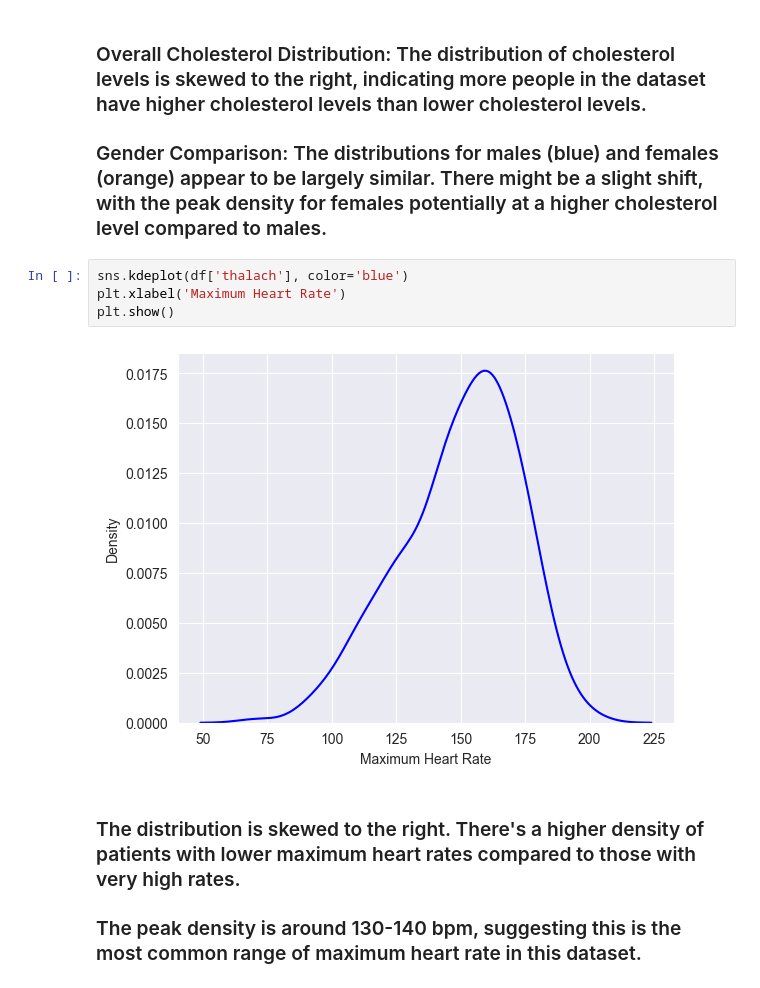
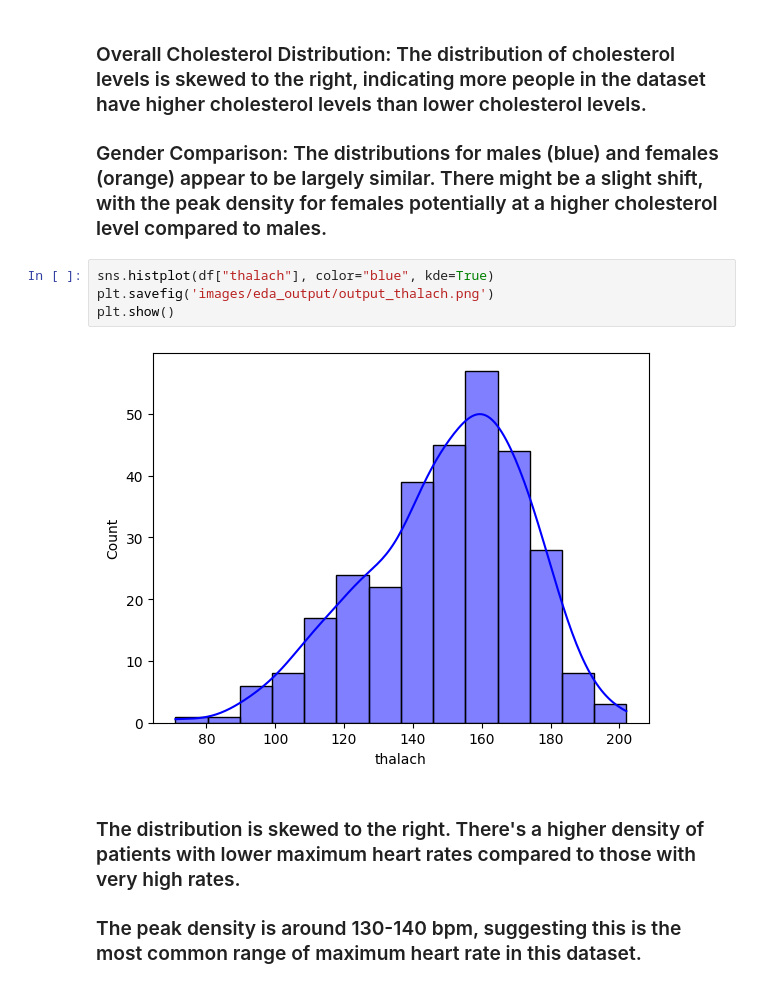
Before and after one commit to AbdurrahmanIdr/Heart_Disease_Prediction, a Jupyter notebook: eda.ipynb, the cells around one changed output. Saved outputs shown, nothing was run; the diff lists cells and outputs as text.

Commit message:
output of visualizaion

```diff
--- a/eda.ipynb
+++ b/eda.ipynb
@@ -149,11 +199,11 @@ plt.show()
 ### Overall Cholesterol Distribution: The distribution of cholesterol levels is skewed to the right, indicating more people in the dataset have higher cholesterol levels than lower cholesterol levels.
 ### Gender Comparison: The distributions for males (blue) and females (orange) appear to be largely similar. There might be a slight shift, with the peak density for females potentially at a higher cholesterol level compared to males.
 # %%
-sns.kdeplot(df['thalach'], color='blue')
-plt.xlabel('Maximum Heart Rate')
+sns.histplot(df["thalach"], color="blue", kde=True)
+plt.savefig('images/eda_output/output_thalach.png')
 plt.show()
 # %% [output]
-[figure, old version]
+[figure, new version]
 # %% [markdown]
 ### The distribution is skewed to the right. There's a higher density of patients with lower maximum heart rates compared to those with very high rates.
 ### The peak density is around 130-140 bpm, suggesting this is the most common range of maximum heart rate in this dataset.
```
Also changed, not shown: parts of 18 cells of this notebook, 10 other files.
